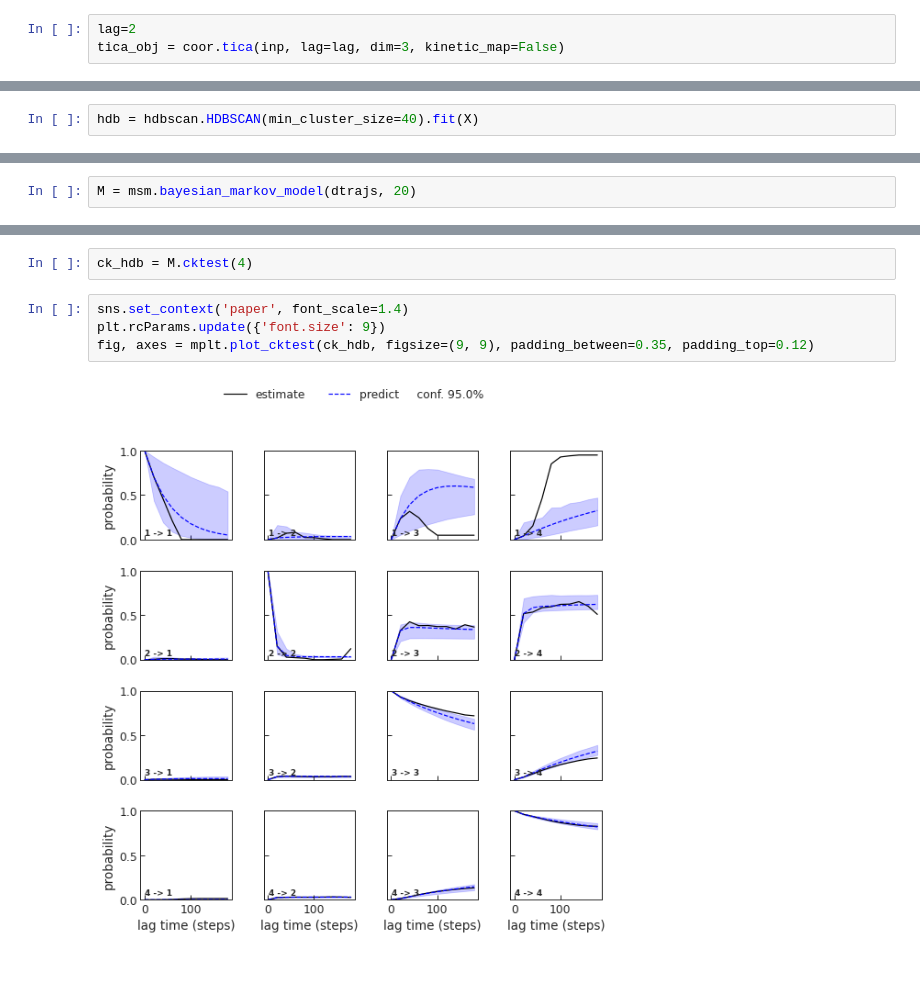
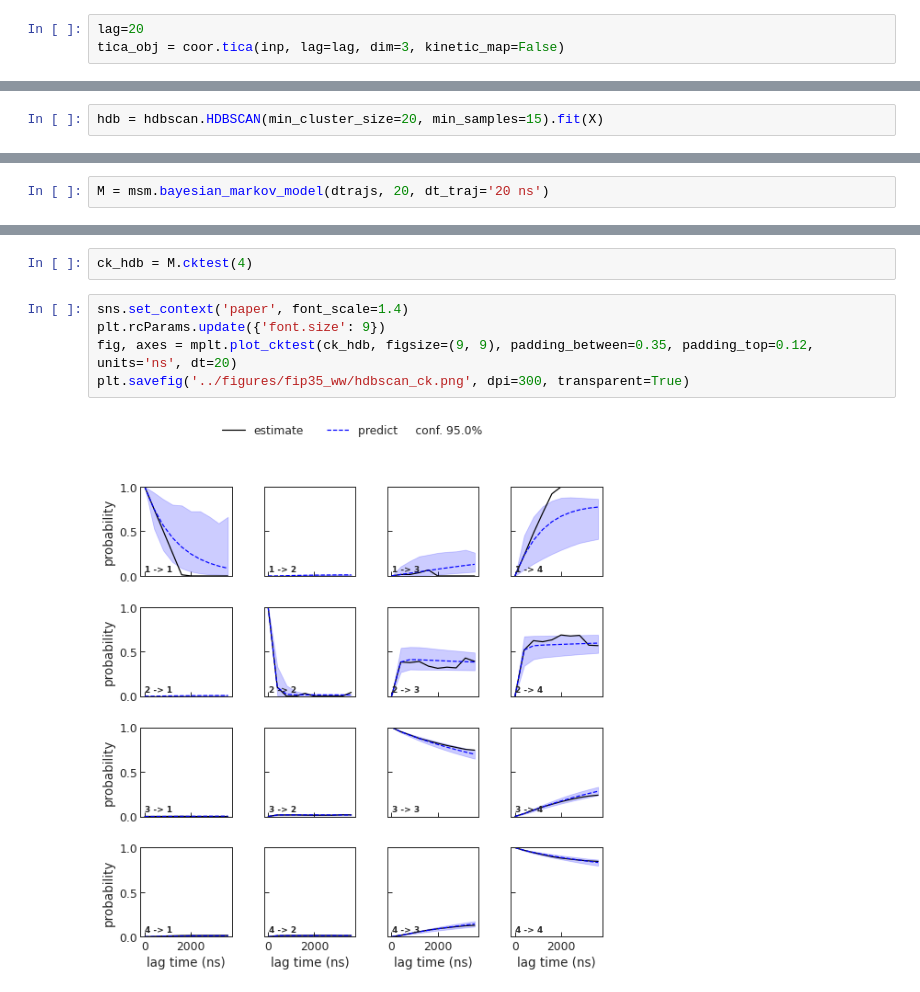
Before and after one commit to BioKT/hdbMSM, a Jupyter notebook: notebooks/fip35_ww.ipynb, the cells around one changed output, grey strips where cells are left out. Drawn from its saved outputs; the diff is of its cells as text.

```diff
--- a/notebooks/fip35_ww.ipynb
+++ b/notebooks/fip35_ww.ipynb
@@ -58,5 +58,5 @@ We carry out dimensionality reduction by using TICA with three dimensions and 20
 # %%
-lag=2
+lag=20
 tica_obj = coor.tica(inp, lag=lag, dim=3, kinetic_map=False)
 # %%
 Y0 = tica_obj.get_output()[0]
@@ -195,7 +206,7 @@ Apply HDBSCAN clustering to previously normalized data with 'minimum cluster siz
 from sklearn.preprocessing import StandardScaler
 X = StandardScaler().fit_transform(Ycum)
 # %%
-hdb = hdbscan.HDBSCAN(min_cluster_size=40).fit(X)
+hdb = hdbscan.HDBSCAN(min_cluster_size=20, min_samples=15).fit(X)
 # %%
 np.unique(hdb.labels_)
 # %% [output]
@@ -268,3 +289,3 @@ plt.ylim(5,5e2)
 # %%
-M = msm.bayesian_markov_model(dtrajs, 20)
+M = msm.bayesian_markov_model(dtrajs, 20, dt_traj='20 ns')
 # %% [output]
@@ -274,6 +303,7 @@ ck_hdb = M.cktest(4)
 # %%
 sns.set_context('paper', font_scale=1.4)
 plt.rcParams.update({'font.size': 9})
-fig, axes = mplt.plot_cktest(ck_hdb, figsize=(9, 9), padding_between=0.35, padding_top=0.12)
+fig, axes = mplt.plot_cktest(ck_hdb, figsize=(9, 9), padding_between=0.35, padding_top=0.12, units='ns', dt=20)
+plt.savefig('../figures/fip35_ww/hdbscan_ck.png', dpi=300, transparent=True)
 # %% [output]
-[figure, old version]
+[figure, new version]
```
Also changed, not shown: parts of 21 cells of this notebook.
